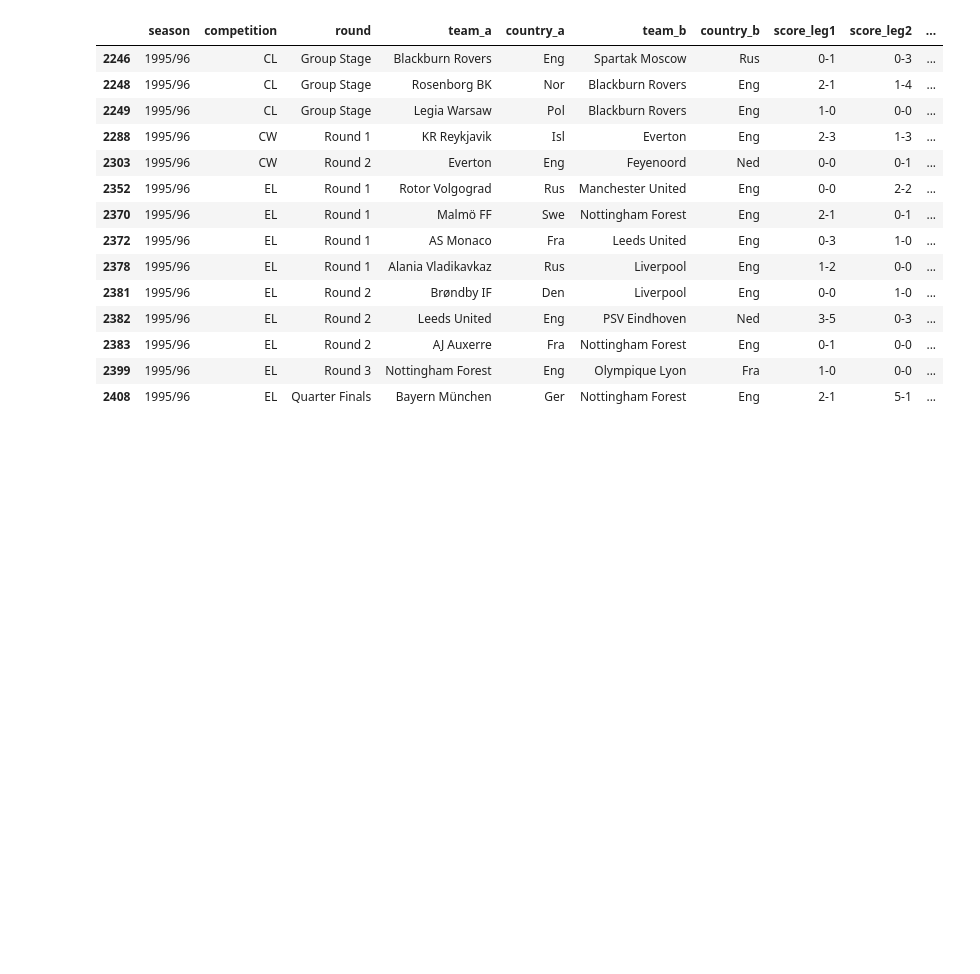
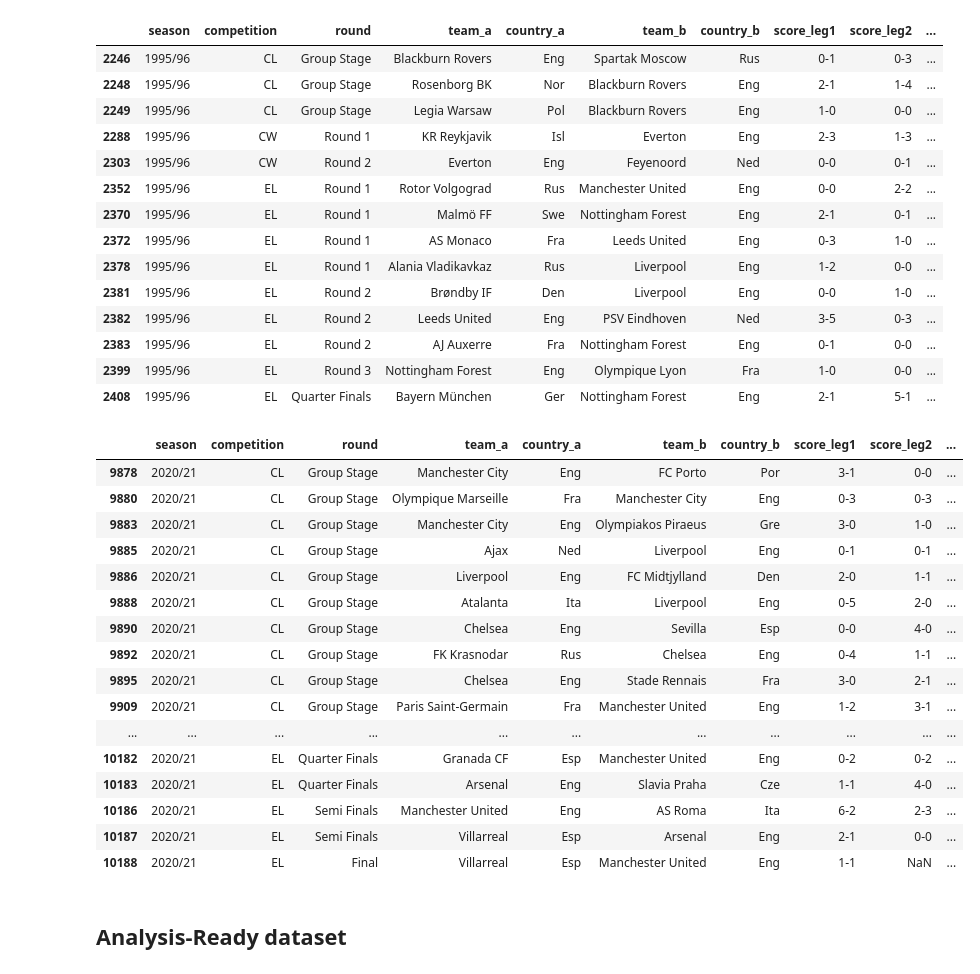
Before and after one commit to pacoraggio/Italian-Football-Clubs-Analysis, a Jupyter notebook: notebooks/data_wrangling.ipynb, the cells around one changed output. Drawn from its saved outputs; the diff is of its cells as text; code cells hidden in the pictures; blank space fills up the shorter version.

```diff
--- a/notebooks/data_wrangling.ipynb
+++ b/notebooks/data_wrangling.ipynb
@@ -619,3 +1069,25 @@ get_countries_seasons_details(raw_data, ['1995/96'], ['Eng'])
 | 2383 | 1995/96 | EL | Round 2 | AJ Auxerre | Fra | Nottingham Forest | Eng | 0-1 | 0-0 | ... |
 | 2399 | 1995/96 | EL | Round 3 | Nottingham Forest | Eng | Olympique Lyon | Fra | 1-0 | 0-0 | ... |
 | 2408 | 1995/96 | EL | Quarter Finals | Bayern München | Ger | Nottingham Forest | Eng | 2-1 | 5-1 | ... |
+# %%
+get_countries_seasons_details(raw_data, ['2020/21'], ['Eng'])
+# %% [output]
+|  | season | competition | round | team_a | country_a | team_b | country_b | score_leg1 | score_leg2 | ... |
+| 9878 | 2020/21 | CL | Group Stage | Manchester City | Eng | FC Porto | Por | 3-1 | 0-0 | ... |
+| 9880 | 2020/21 | CL | Group Stage | Olympique Marseille | Fra | Manchester City | Eng | 0-3 | 0-3 | ... |
+| 9883 | 2020/21 | CL | Group Stage | Manchester City | Eng | Olympiakos Piraeus | Gre | 3-0 | 1-0 | ... |
+| 9885 | 2020/21 | CL | Group Stage | Ajax | Ned | Liverpool | Eng | 0-1 | 0-1 | ... |
+| 9886 | 2020/21 | CL | Group Stage | Liverpool | Eng | FC Midtjylland | Den | 2-0 | 1-1 | ... |
+| 9888 | 2020/21 | CL | Group Stage | Atalanta | Ita | Liverpool | Eng | 0-5 | 2-0 | ... |
+| 9890 | 2020/21 | CL | Group Stage | Chelsea | Eng | Sevilla | Esp | 0-0 | 4-0 | ... |
+| 9892 | 2020/21 | CL | Group Stage | FK Krasnodar | Rus | Chelsea | Eng | 0-4 | 1-1 | ... |
+| 9895 | 2020/21 | CL | Group Stage | Chelsea | Eng | Stade Rennais | Fra | 3-0 | 2-1 | ... |
+| 9909 | 2020/21 | CL | Group Stage | Paris Saint-Germain | Fra | Manchester United | Eng | 1-2 | 3-1 | ... |
+| ... | ... | ... | ... | ... | ... | ... | ... | ... | ... | ... |
+| 10182 | 2020/21 | EL | Quarter Finals | Granada CF | Esp | Manchester United | Eng | 0-2 | 0-2 | ... |
+| 10183 | 2020/21 | EL | Quarter Finals | Arsenal | Eng | Slavia Praha | Cze | 1-1 | 4-0 | ... |
+| 10186 | 2020/21 | EL | Semi Finals | Manchester United | Eng | AS Roma | Ita | 6-2 | 2-3 | ... |
+| 10187 | 2020/21 | EL | Semi Finals | Villarreal | Esp | Arsenal | Eng | 2-1 | 0-0 | ... |
+| 10188 | 2020/21 | EL | Final | Villarreal | Esp | Manchester United | Eng | 1-1 | NaN | ... |
+# %% [markdown]
+## Analysis-Ready dataset
```
Also changed, not shown: parts of 23 cells of this notebook, 1 other file.
